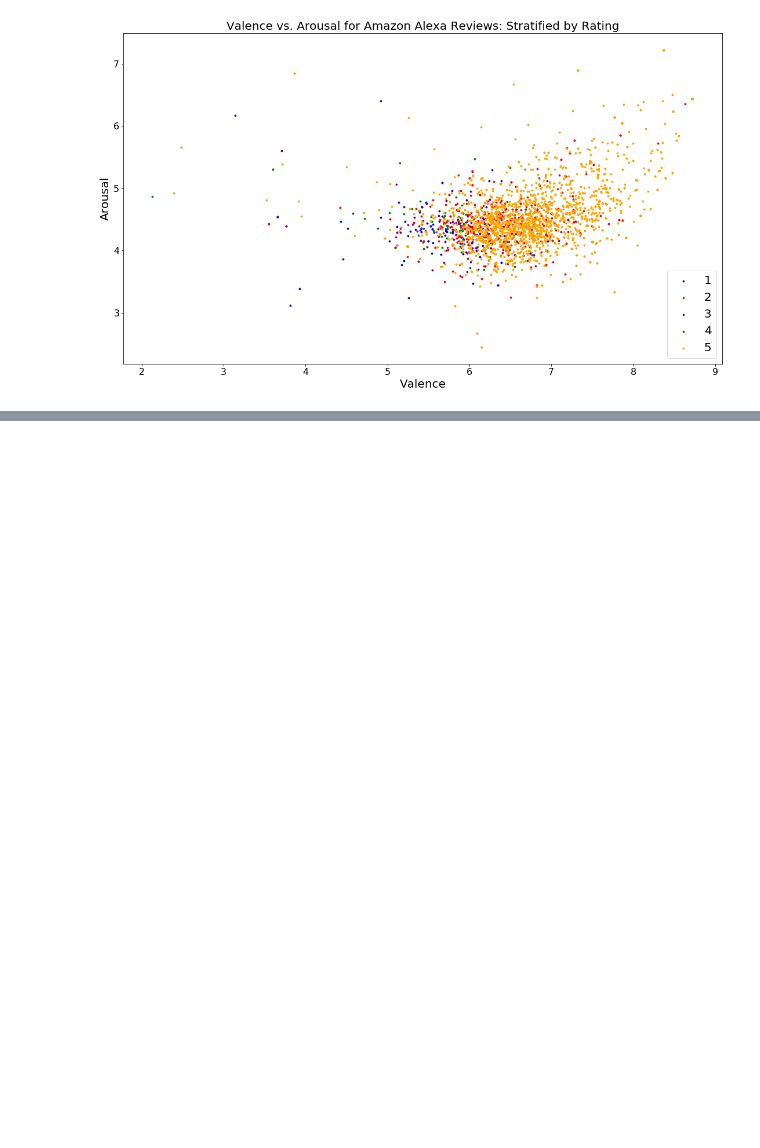
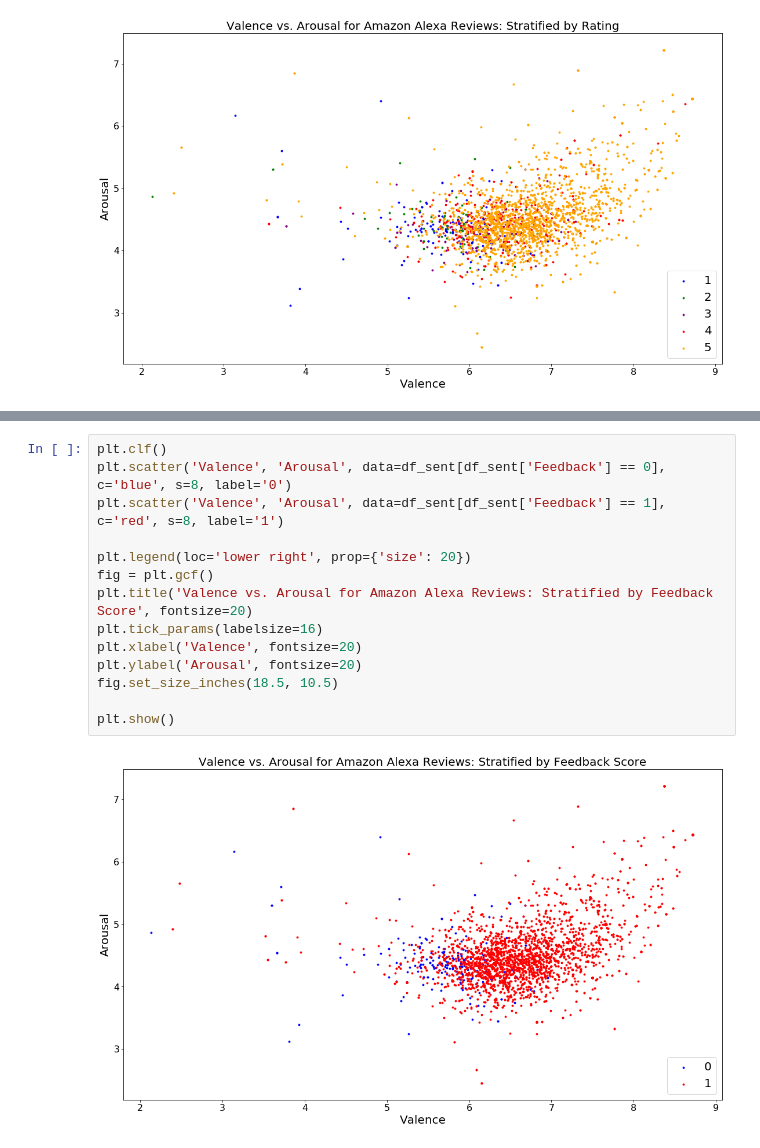
Before and after one commit to christian-taylor/Amazon_Alexa_Personal_Project, a Jupyter notebook: amazon_alexa_notebook.ipynb, the cells around one changed output, grey strips where cells are left out. Drawn from its saved outputs; the diff is of its cells as text; blank space fills up the shorter version.

```diff
--- a/amazon_alexa_notebook.ipynb
+++ b/amazon_alexa_notebook.ipynb
@@ -361,0 +395,16 @@ plt.show()
+# %%
+plt.clf()
+plt.scatter('Valence', 'Arousal', data=df_sent[df_sent['Feedback'] == 0], c='blue', s=8, label='0')
+plt.scatter('Valence', 'Arousal', data=df_sent[df_sent['Feedback'] == 1], c='red', s=8, label='1')
+
+plt.legend(loc='lower right', prop={'size': 20})
+fig = plt.gcf()
+plt.title('Valence vs. Arousal for Amazon Alexa Reviews: Stratified by Feedback Score', fontsize=20)
+plt.tick_params(labelsize=16)
+plt.xlabel('Valence', fontsize=20)
+plt.ylabel('Arousal', fontsize=20)
+fig.set_size_inches(18.5, 10.5)
+
+plt.show()
+# %% [output]
+[figure, added]
```
Also changed, not shown: parts of 5 cells of this notebook.
